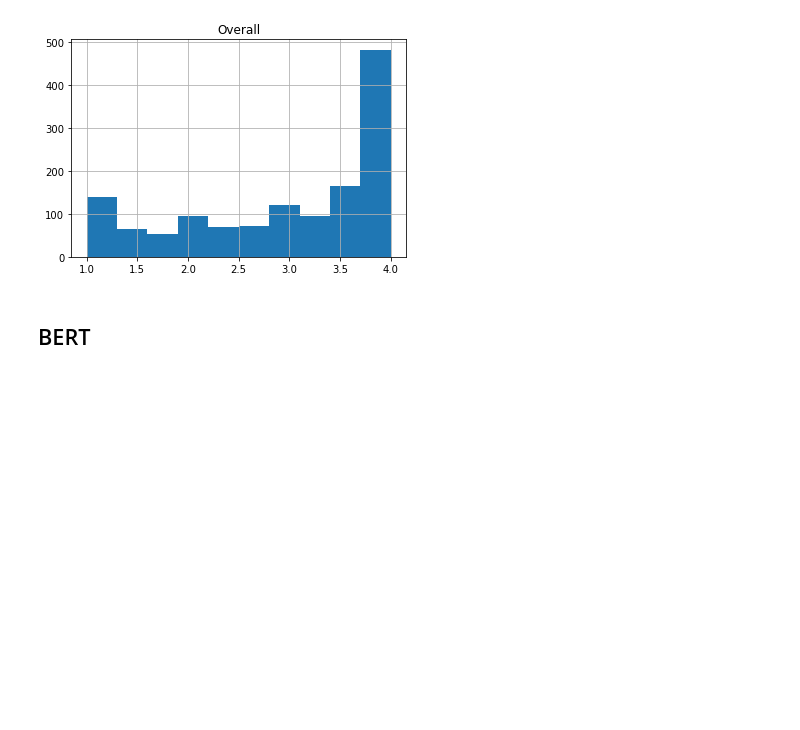
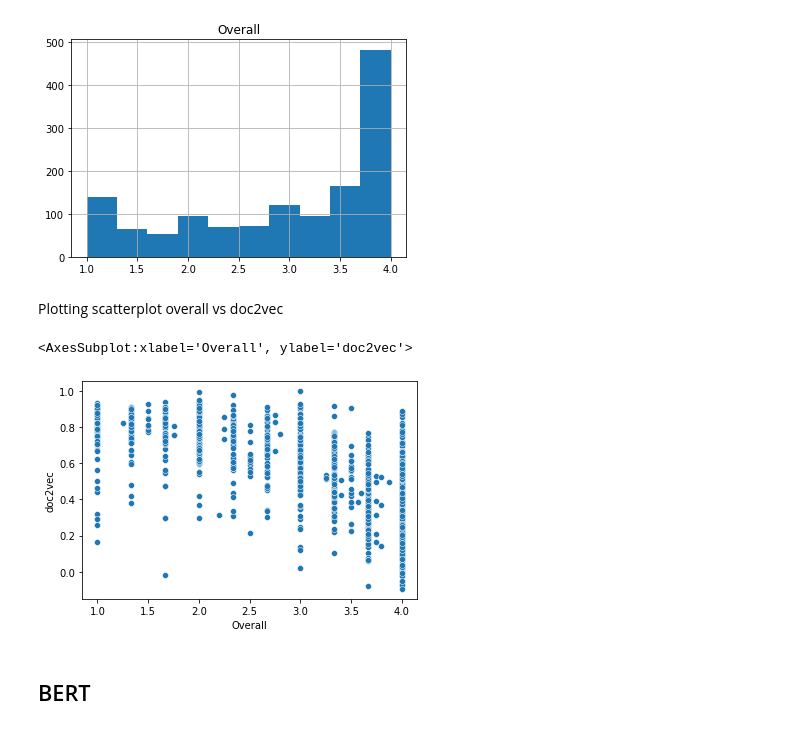
Before and after one commit to mariamaOlive/projeto2-nlp-sidi-residencia, a Jupyter notebook: preprocessing.ipynb, the cells around one changed output. Cells and saved outputs as stored; diff of their text form; code cells hidden in the pictures; blank space fills up the shorter version.

```diff
--- a/preprocessing.ipynb
+++ b/preprocessing.ipynb
@@ -396,6 +446,14 @@ dfText.hist('Overall')
 # %% [output]
 array([[<AxesSubplot:title={'center':'Overall'}>]], dtype=object)
 [figure]
+# %% [markdown]
+Plotting scatterplot overall vs doc2vec
+# %%
+import seaborn as sns
+sns.scatterplot(data=dfText, x="Overall", y="doc2vec")
+# %% [output]
+<AxesSubplot:xlabel='Overall', ylabel='doc2vec'>
+[figure, added]
 # %% [markdown]
 ## BERT
 # %%
```
Also changed, not shown: parts of 23 cells of this notebook.
